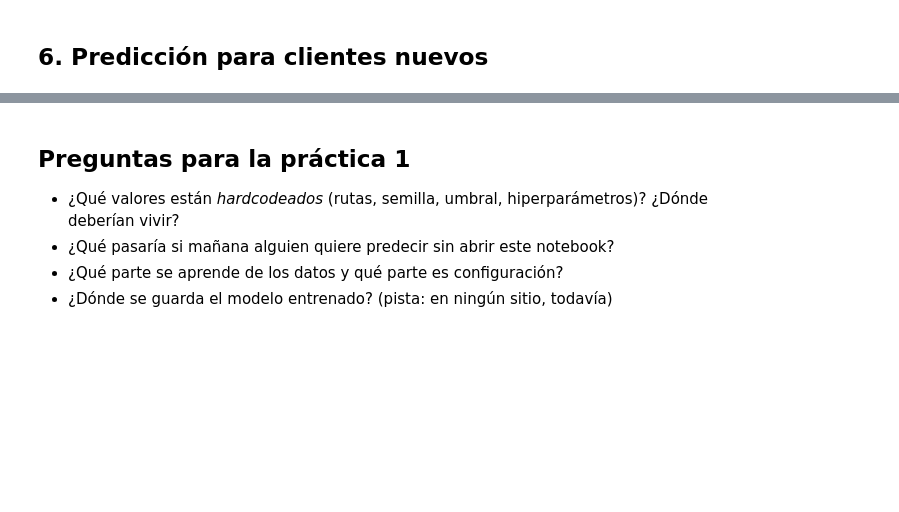
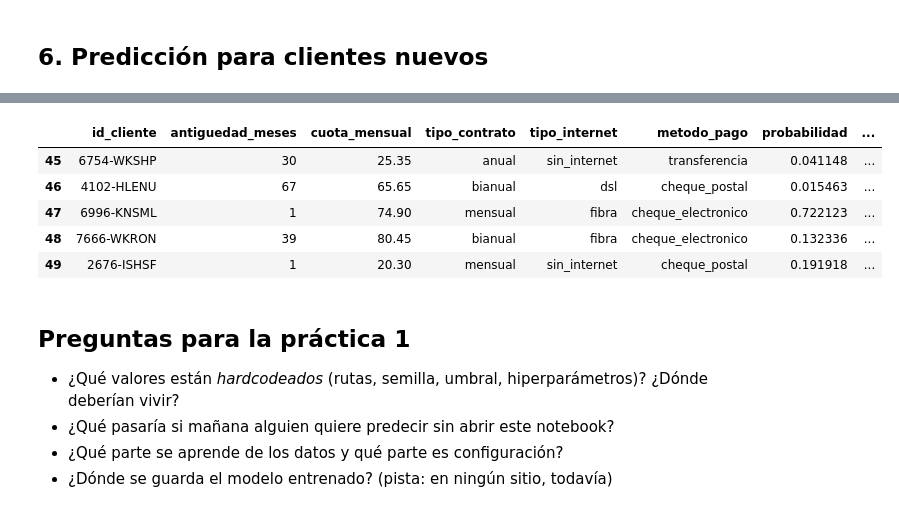
Before and after one commit to josanjd96-coding/mlops-clients-churn, a Jupyter notebook: notebooks/baseline.ipynb, the cells around one changed output, grey strips where cells are left out. Drawn from its saved outputs; the diff is of its cells as text; code cells hidden in the pictures; blank space fills up the shorter version.

```diff
--- a/notebooks/baseline.ipynb
+++ b/notebooks/baseline.ipynb
@@ -103,3 +214,14 @@ nuevos.head()
+# %%
+nuevos["probabilidad"] = modelo.predict_proba(nuevos[NUMERICAS + CATEGORICAS])[:, 1]
+nuevos["abandona"] = (nuevos["probabilidad"] >= UMBRAL).astype(int)
+nuevos.tail()
+# %% [output]
+|  | id_cliente | antiguedad_meses | cuota_mensual | tipo_contrato | tipo_internet | metodo_pago | probabilidad | ... |
+| 45 | 6754-WKSHP | 30 | 25.35 | anual | sin_internet | transferencia | 0.041148 | ... |
+| 46 | 4102-HLENU | 67 | 65.65 | bianual | dsl | cheque_postal | 0.015463 | ... |
+| 47 | 6996-KNSML | 1 | 74.90 | mensual | fibra | cheque_electronico | 0.722123 | ... |
+| 48 | 7666-WKRON | 39 | 80.45 | bianual | fibra | cheque_electronico | 0.132336 | ... |
+| 49 | 2676-ISHSF | 1 | 20.30 | mensual | sin_internet | cheque_postal | 0.191918 | ... |
 # %% [markdown]
 ## Preguntas para la práctica 1
 
```
Also changed, not shown: parts of 16 cells of this notebook, 5 other files.
